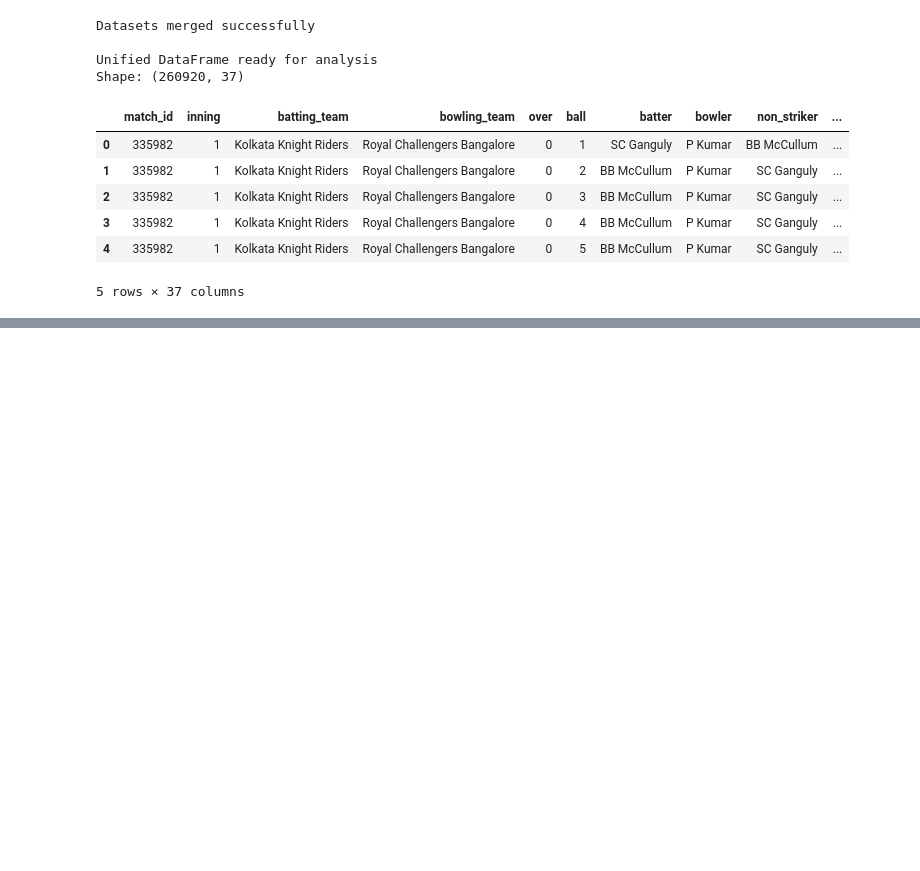
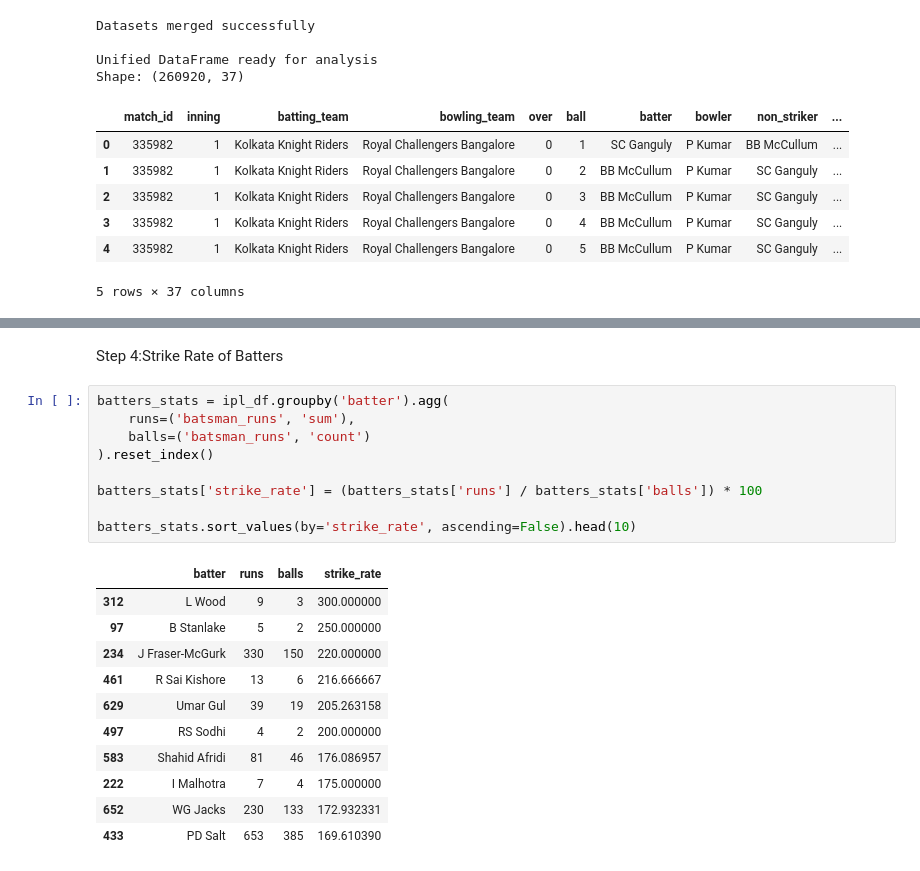
Before and after one commit to harshpateriya12/PandaTraining, a Jupyter notebook: PandaTraining.ipynb, the cells around one changed output, grey strips where cells are left out. Drawn from its saved outputs; the diff is of its cells as text; blank space fills up the shorter version.

```diff
--- a/PandaTraining.ipynb
+++ b/PandaTraining.ipynb
@@ -209,0 +251,23 @@ Shape: (260920, 37)
+# %% [markdown]
+Step 4:Strike Rate of Batters
+# %%
+batters_stats = ipl_df.groupby('batter').agg(
+    runs=('batsman_runs', 'sum'),
+    balls=('batsman_runs', 'count')
+).reset_index()
+
+batters_stats['strike_rate'] = (batters_stats['runs'] / batters_stats['balls']) * 100
+
+batters_stats.sort_values(by='strike_rate', ascending=False).head(10)
+# %% [output]
+|  | batter | runs | balls | strike_rate |
+| 312 | L Wood | 9 | 3 | 300.000000 |
+| 97 | B Stanlake | 5 | 2 | 250.000000 |
+| 234 | J Fraser-McGurk | 330 | 150 | 220.000000 |
+| 461 | R Sai Kishore | 13 | 6 | 216.666667 |
+| 629 | Umar Gul | 39 | 19 | 205.263158 |
+| 497 | RS Sodhi | 4 | 2 | 200.000000 |
+| 583 | Shahid Afridi | 81 | 46 | 176.086957 |
+| 222 | I Malhotra | 7 | 4 | 175.000000 |
+| 652 | WG Jacks | 230 | 133 | 172.932331 |
+| 433 | PD Salt | 653 | 385 | 169.610390 |
```
Also changed, not shown: parts of 39 cells of this notebook.
